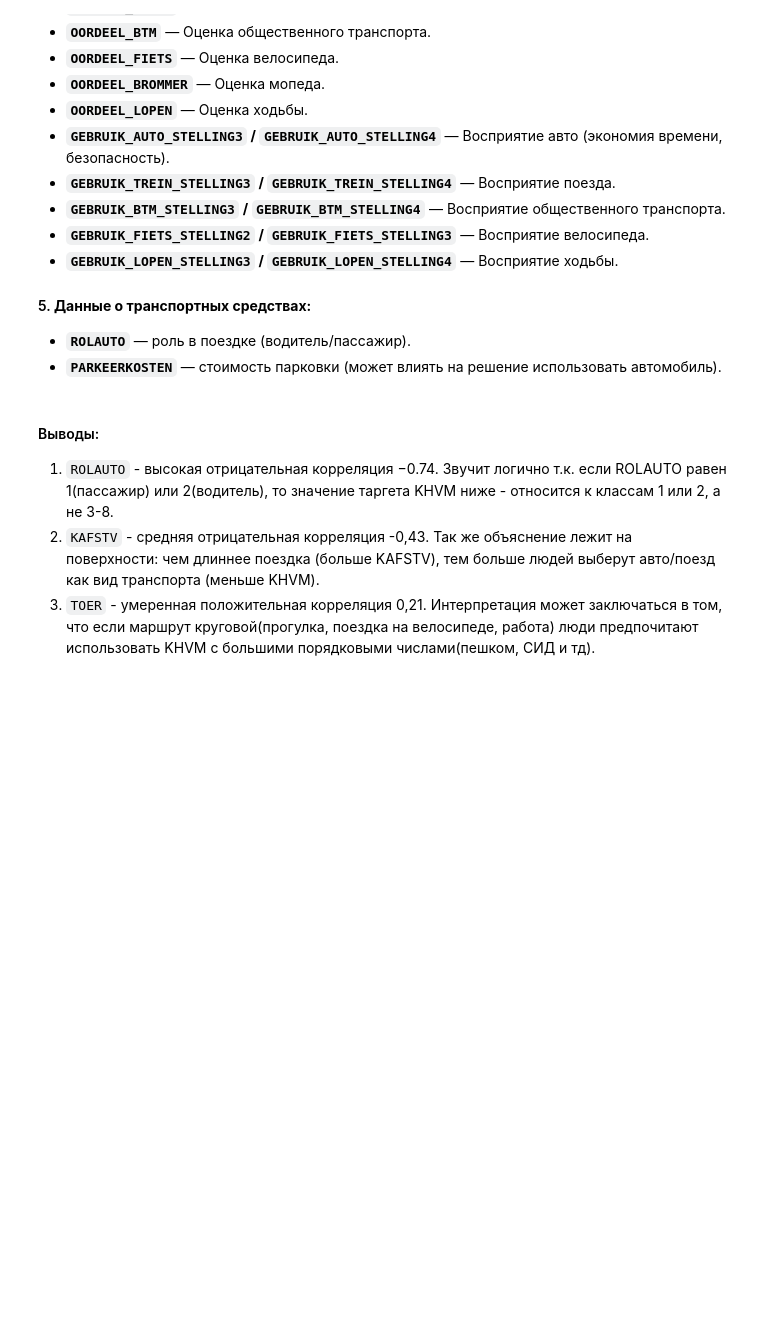
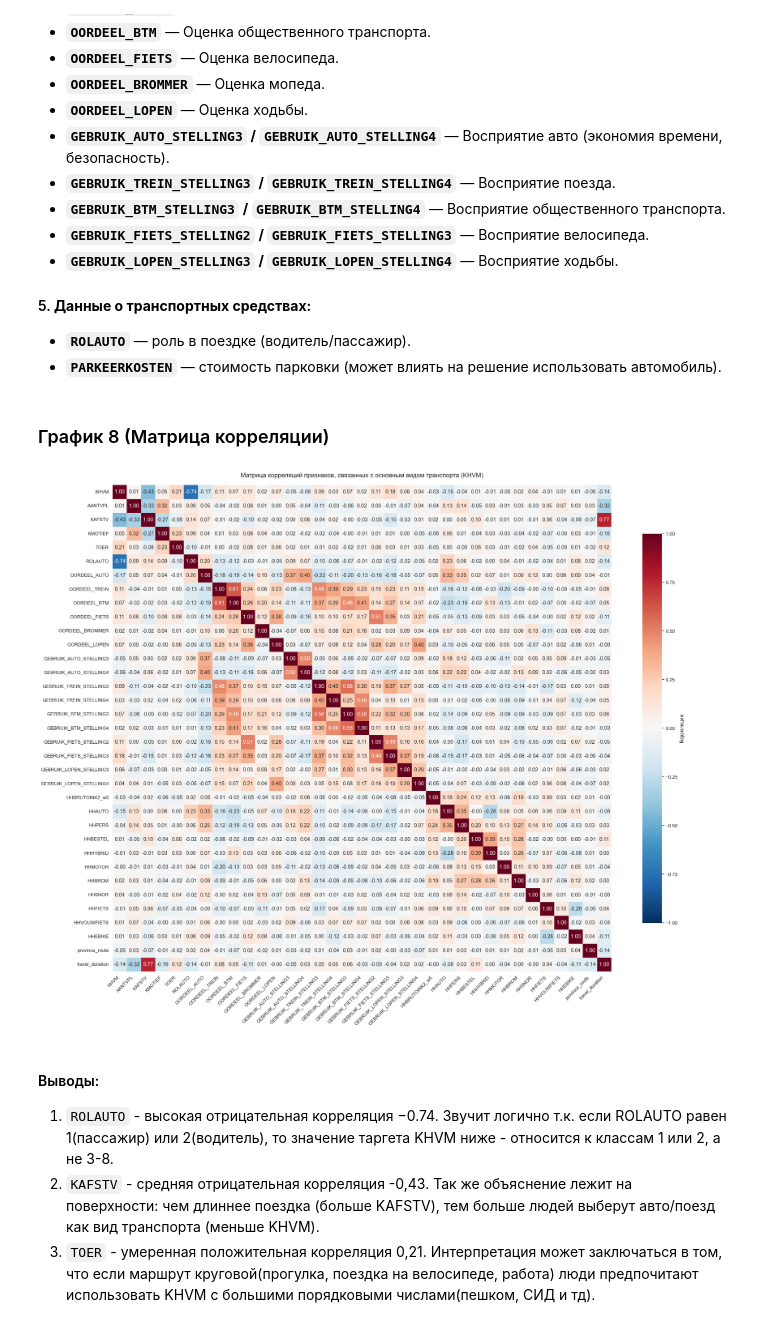
Before and after one commit to sneJ1k/ML_course_work, a Jupyter notebook: CW_Notebook.ipynb, the cells around one changed output. Saved outputs shown, nothing was run; the diff lists cells and outputs as text; code cells hidden in the pictures; blank space fills up the shorter version.

```diff
--- a/CW_Notebook.ipynb
+++ b/CW_Notebook.ipynb
@@ -289,43 +302,53 @@ None
 #### 5. **Данные о транспортных средствах:**
 - **`ROLAUTO`** — роль в поездке (водитель/пассажир).
 - **`PARKEERKOSTEN`** — стоимость парковки (может влиять на решение использовать автомобиль).
+# %% [markdown]
+### График 8 (Матрица корреляции)
 # %%
-# Отфильтруем нужные столбцы
+import matplotlib.pyplot as plt
+import seaborn as sns
+
+# 1. Отфильтруем нужные столбцы
 columns_of_interest = [
     'KHVM', 'AANTVPL', 'KAFSTV', 'KMOTIEF', 'TOER',
     'ROLAUTO', 'OORDEEL_AUTO', 'OORDEEL_TREIN', 'OORDEEL_BTM',
     'OORDEEL_FIETS', 'OORDEEL_BROMMER', 'OORDEEL_LOPEN',
     'GEBRUIK_AUTO_STELLING3', 'GEBRUIK_AUTO_STELLING4',
     'GEBRUIK_TREIN_STELLING3', 'GEBRUIK_TREIN_STELLING4',
     'GEBRUIK_BTM_STELLING3', 'GEBRUIK_BTM_STELLING4',
     'GEBRUIK_FIETS_STELLING2', 'GEBRUIK_FIETS_STELLING3',
     'GEBRUIK_LOPEN_STELLING3', 'GEBRUIK_LOPEN_STELLING4',
     'HHBRUTOINK2_w5', 'HHAUTO', 'HHPERS', 'HHBESTEL',
     'HHHYBRID', 'HHMOTOR', 'HHBROM', 'HHSNOR',
     'HHFIETS', 'HHVOUWFIETS', 'HHEBIKE', 'province_route',
     'travel_duration'
 ]
 
 df_corr = df[columns_of_interest]
+
+# 2. Рассчитаем корреляционную матрицу (числовые столбцы)
 corr_matrix = df_corr.corr()
 
+# 3. Построение графика
+plt.figure(figsize=(25, 20))
+sns.set(font_scale=1.1)
 
-fig = px.imshow(
+ax = sns.heatmap(
     corr_matrix,
-    height=1000,
-    width=1000,
-    text_auto='.2f',
-    color_continuous_scale='RdBu_r',
-    zmin=-1, zmax=1
+    annot=True,         # подписываем значения
+    fmt=".2f",          # формат чисел
+    cmap='RdBu_r',      # цветовая шкала
+    vmin=-1, vmax=1,    # диапазон корреляции
+    cbar_kws={'shrink': 0.8, 'label': 'Корреляция'}
 )
 
-fig.update_layout(
-    title = {'text': 'Матрица корреляций признаков, связанных с основным видом транспорта (KHVM)', 'x': 0.5},
-    margin=dict(t=100, b=50, l=50, r=50),
-    font=dict(size=14)
-)
-
-fig.show()
+plt.title('Матрица корреляций признаков, связанных с основным видом транспорта (KHVM)', fontsize=16, pad=20)
+plt.xticks(rotation=45, ha='right')
+plt.yticks(rotation=0)
+plt.tight_layout()
+plt.show()
+# %% [output]
+[figure, added]
 # %% [markdown]
 #### Выводы:
 1. `ROLAUTO` - высокая отрицательная корреляция −0.74. Звучит логично т.к. если ROLAUTO равен 1(пассажир) или 2(водитель), то значение таргета KHVM ниже - относится к классам 1 или 2, а не 3-8.
```
Also changed, not shown: parts of 21 cells of this notebook, 1 other file.
